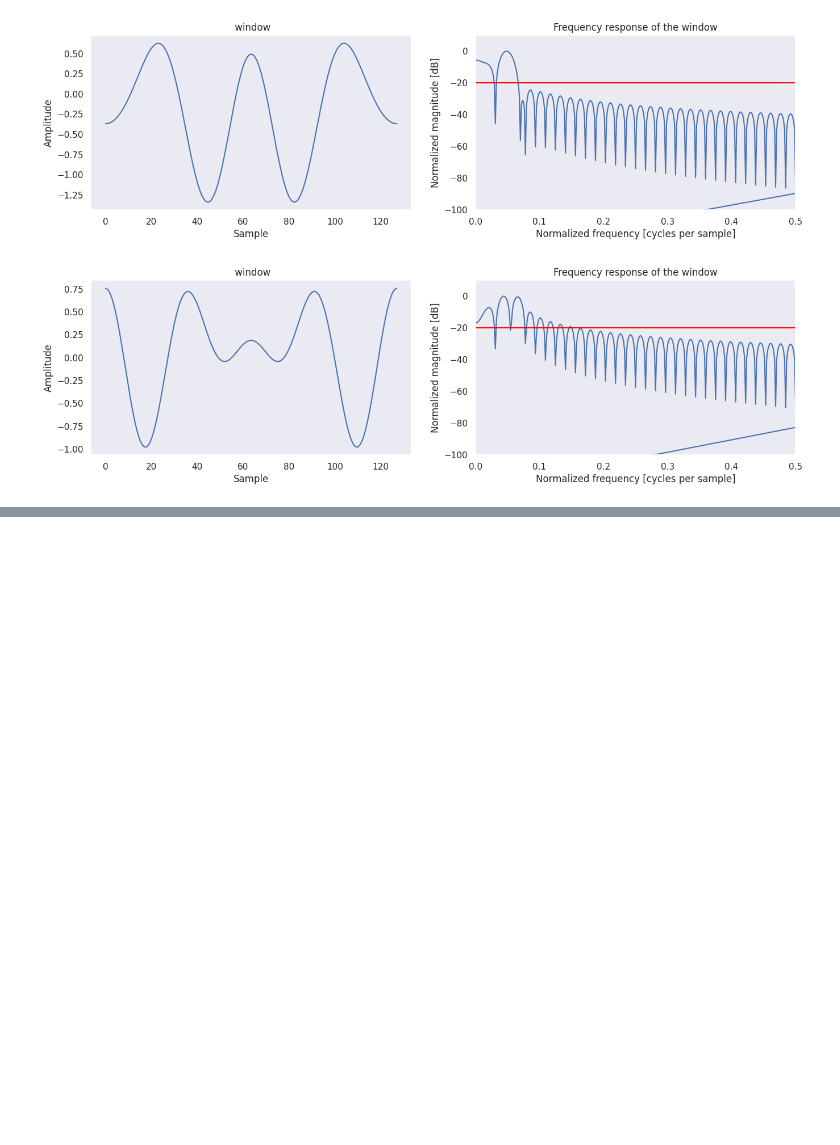
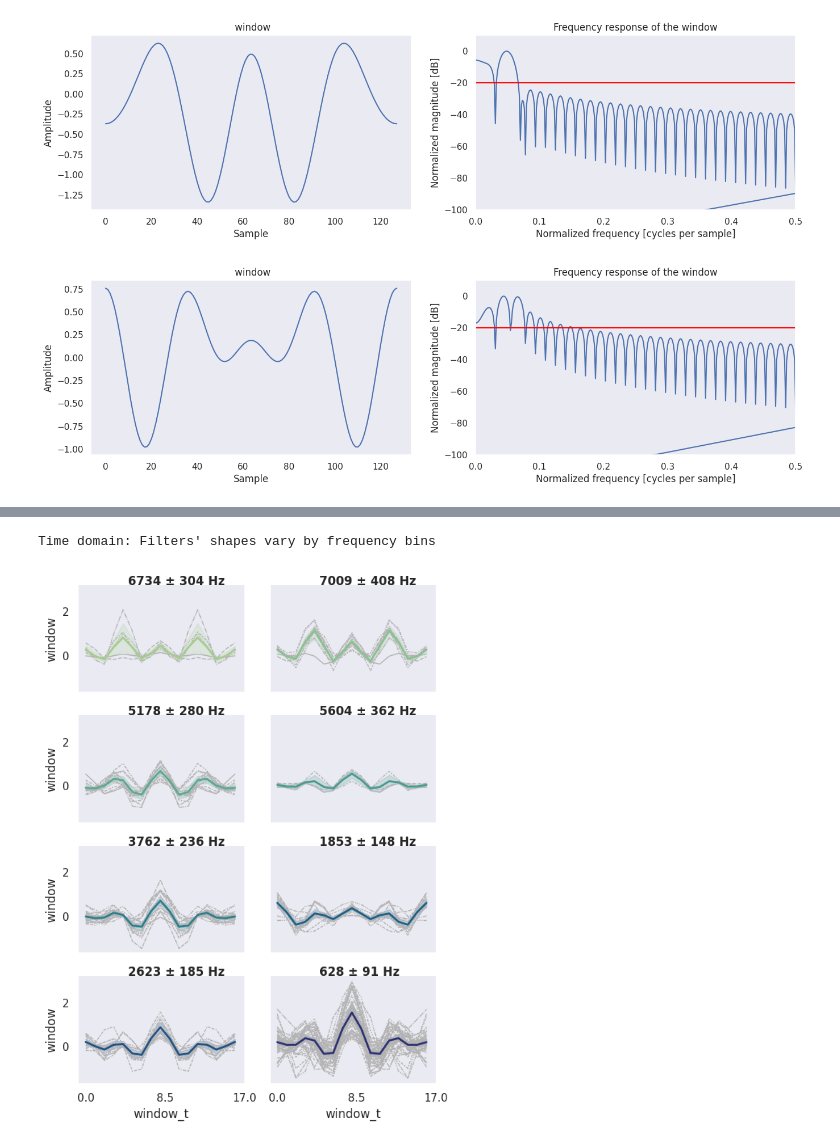
Before and after one commit to vnlinh112/IConNet, a Jupyter notebook: notebooks/esd4_m18.ipynb, the cells around one changed output, grey strips where cells are left out. Saved outputs shown, nothing was run; the diff lists cells and outputs as text; code cells hidden in the pictures; blank space fills up the shorter version.

Commit message:
add best esd4

```diff
--- a/notebooks/esd4_m18.ipynb
+++ b/notebooks/esd4_m18.ipynb
@@ -623,3 +662,17 @@ torch.save({
     'test_accuracy': test_accuracy,
     'log_interval': log_interval,
     }, checkpoint_path)
+# %%
+layer2 = best_model.fe_blocks.blocks[0].block.layer
+
+filtviz2 = visualize_model.FilterVisualizer(
+    lowcut_bands = layer2.lowcut_bands,
+    bandwidths = layer2.bandwidths,
+    window_params = layer2.window_params,
+    window_length = 64,
+    sample_rate = sr
+)
+filtviz2.visualize_filters(filter_domain='time')
+# %% [output]
+Time domain: Filters' shapes vary by frequency bins
+[figure, added]
```
Also changed, not shown: parts of 12 cells of this notebook.
